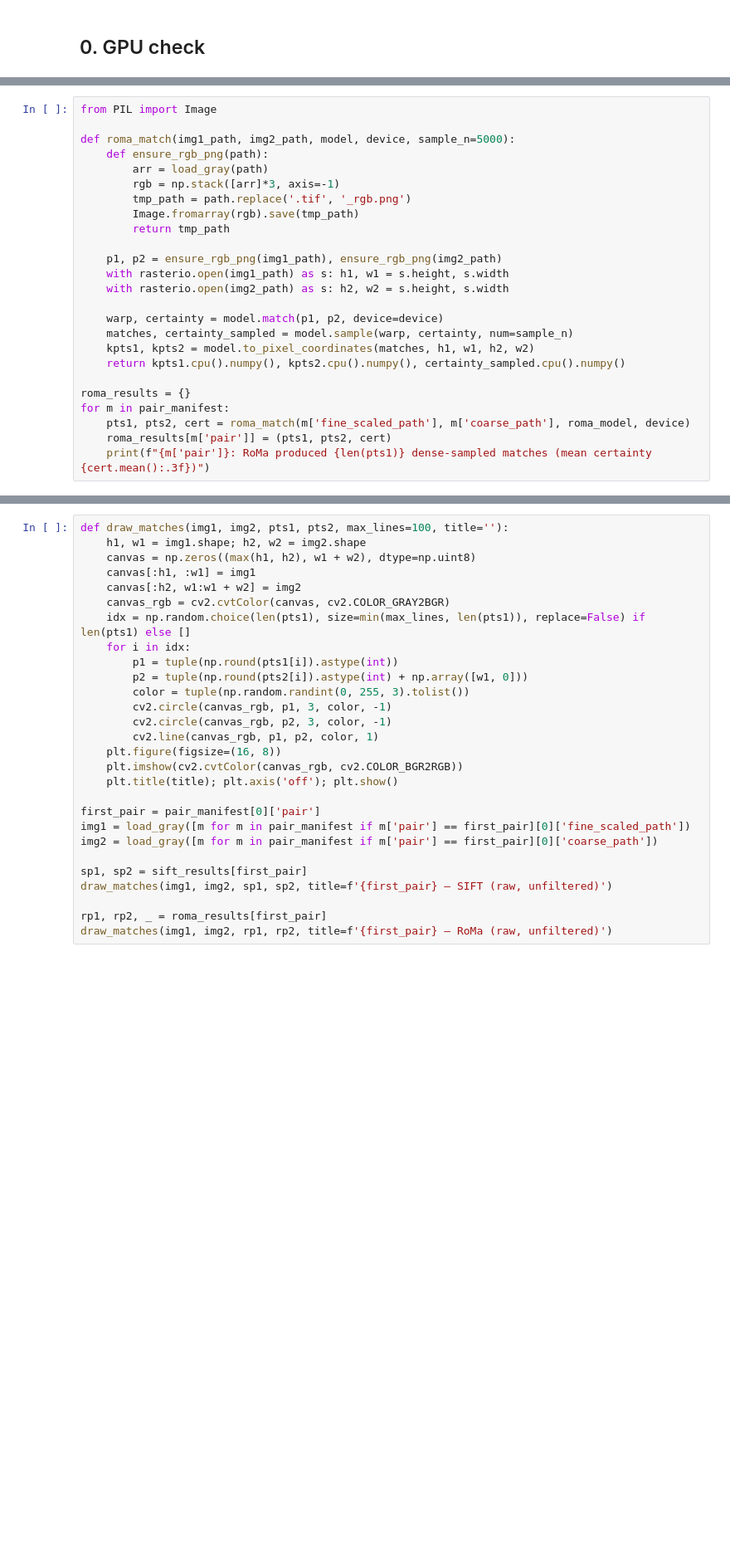
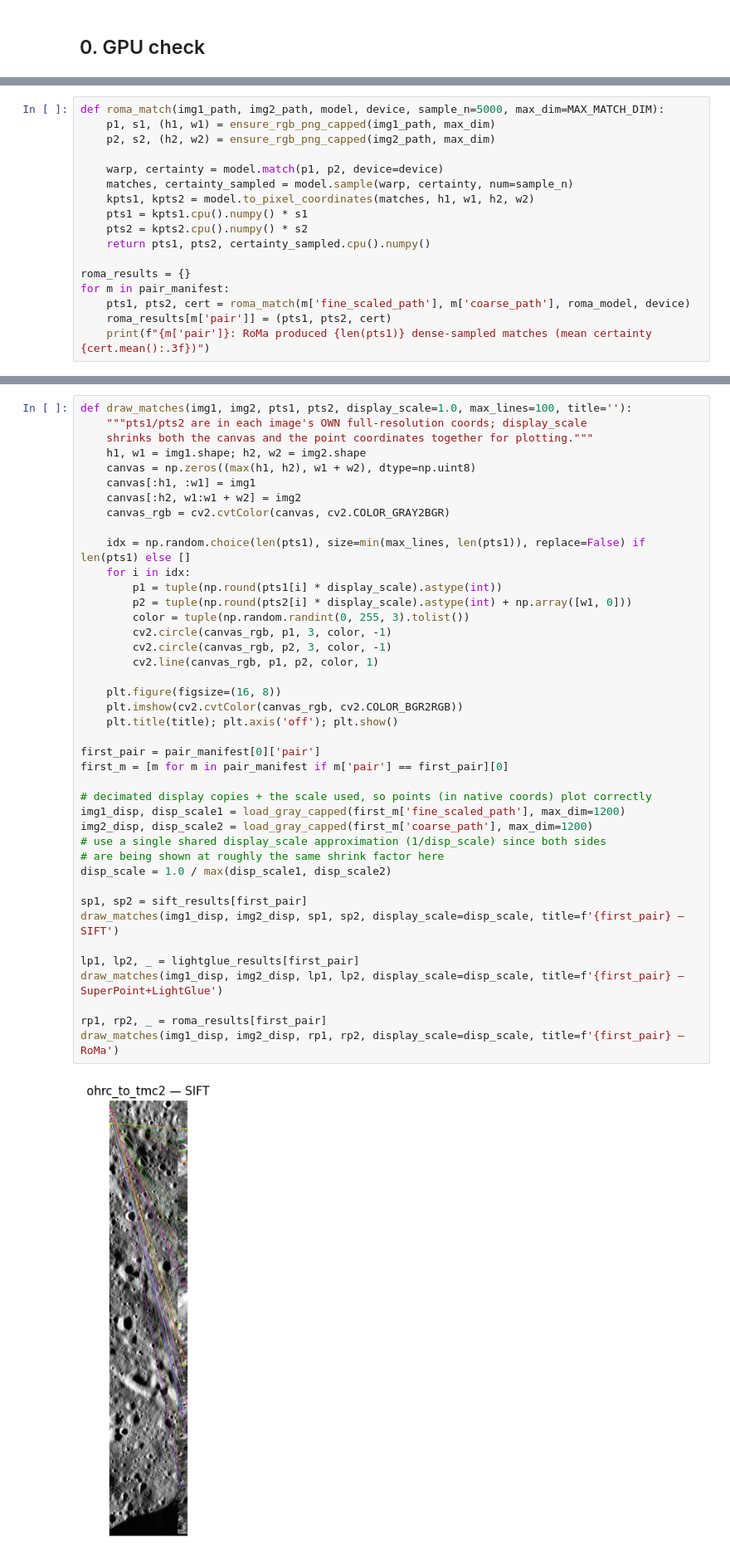
Before and after one commit to Rummankhan7/SIH-26166, a Jupyter notebook: notebooks/05_correspondence_matching.ipynb, the cells around one changed output, grey strips where cells are left out. Shown at 83% size. Drawn from its saved outputs; the diff is of its cells as text; blank space fills up the shorter version.

Commit message:
updating the correspondence matching code

```diff
--- a/notebooks/05_correspondence_matching.ipynb
+++ b/notebooks/05_correspondence_matching.ipynb
@@ -70,22 +194,14 @@ print('RoMa loaded.')
 # %%
-from PIL import Image
-
-def roma_match(img1_path, img2_path, model, device, sample_n=5000):
-    def ensure_rgb_png(path):
-        arr = load_gray(path)
-        rgb = np.stack([arr]*3, axis=-1)
-        tmp_path = path.replace('.tif', '_rgb.png')
-        Image.fromarray(rgb).save(tmp_path)
-        return tmp_path
-
-    p1, p2 = ensure_rgb_png(img1_path), ensure_rgb_png(img2_path)
-    with rasterio.open(img1_path) as s: h1, w1 = s.height, s.width
-    with rasterio.open(img2_path) as s: h2, w2 = s.height, s.width
+def roma_match(img1_path, img2_path, model, device, sample_n=5000, max_dim=MAX_MATCH_DIM):
+    p1, s1, (h1, w1) = ensure_rgb_png_capped(img1_path, max_dim)
+    p2, s2, (h2, w2) = ensure_rgb_png_capped(img2_path, max_dim)
 
     warp, certainty = model.match(p1, p2, device=device)
     matches, certainty_sampled = model.sample(warp, certainty, num=sample_n)
     kpts1, kpts2 = model.to_pixel_coordinates(matches, h1, w1, h2, w2)
-    return kpts1.cpu().numpy(), kpts2.cpu().numpy(), certainty_sampled.cpu().numpy()
+    pts1 = kpts1.cpu().numpy() * s1
+    pts2 = kpts2.cpu().numpy() * s2
+    return pts1, pts2, certainty_sampled.cpu().numpy()
 
 roma_results = {}
 for m in pair_manifest:
@@ -110,28 +248,43 @@ arguments before running (they change more often than the underlying library).
 # %%
-def draw_matches(img1, img2, pts1, pts2, max_lines=100, title=''):
+def draw_matches(img1, img2, pts1, pts2, display_scale=1.0, max_lines=100, title=''):
+    """pts1/pts2 are in each image's OWN full-resolution coords; display_scale
+    shrinks both the canvas and the point coordinates together for plotting."""
     h1, w1 = img1.shape; h2, w2 = img2.shape
     canvas = np.zeros((max(h1, h2), w1 + w2), dtype=np.uint8)
     canvas[:h1, :w1] = img1
     canvas[:h2, w1:w1 + w2] = img2
     canvas_rgb = cv2.cvtColor(canvas, cv2.COLOR_GRAY2BGR)
+
     idx = np.random.choice(len(pts1), size=min(max_lines, len(pts1)), replace=False) if len(pts1) else []
     for i in idx:
-        p1 = tuple(np.round(pts1[i]).astype(int))
-        p2 = tuple(np.round(pts2[i]).astype(int) + np.array([w1, 0]))
+        p1 = tuple(np.round(pts1[i] * display_scale).astype(int))
+        p2 = tuple(np.round(pts2[i] * display_scale).astype(int) + np.array([w1, 0]))
         color = tuple(np.random.randint(0, 255, 3).tolist())
         cv2.circle(canvas_rgb, p1, 3, color, -1)
         cv2.circle(canvas_rgb, p2, 3, color, -1)
         cv2.line(canvas_rgb, p1, p2, color, 1)
+
     plt.figure(figsize=(16, 8))
     plt.imshow(cv2.cvtColor(canvas_rgb, cv2.COLOR_BGR2RGB))
     plt.title(title); plt.axis('off'); plt.show()
 
 first_pair = pair_manifest[0]['pair']
-img1 = load_gray([m for m in pair_manifest if m['pair'] == first_pair][0]['fine_scaled_path'])
-img2 = load_gray([m for m in pair_manifest if m['pair'] == first_pair][0]['coarse_path'])
+first_m = [m for m in pair_manifest if m['pair'] == first_pair][0]
+
+# decimated display copies + the scale used, so points (in native coords) plot correctly
+img1_disp, disp_scale1 = load_gray_capped(first_m['fine_scaled_path'], max_dim=1200)
+img2_disp, disp_scale2 = load_gray_capped(first_m['coarse_path'], max_dim=1200)
+# use a single shared display_scale approximation (1/disp_scale) since both sides
+# are being shown at roughly the same shrink factor here
+disp_scale = 1.0 / max(disp_scale1, disp_scale2)
 
 sp1, sp2 = sift_results[first_pair]
-draw_matches(img1, img2, sp1, sp2, title=f'{first_pair} — SIFT (raw, unfiltered)')
+draw_matches(img1_disp, img2_disp, sp1, sp2, display_scale=disp_scale, title=f'{first_pair} — SIFT')
+
+lp1, lp2, _ = lightglue_results[first_pair]
+draw_matches(img1_disp, img2_disp, lp1, lp2, display_scale=disp_scale, title=f'{first_pair} — SuperPoint+LightGlue')
 
 rp1, rp2, _ = roma_results[first_pair]
-draw_matches(img1, img2, rp1, rp2, title=f'{first_pair} — RoMa (raw, unfiltered)')
+draw_matches(img1_disp, img2_disp, rp1, rp2, display_scale=disp_scale, title=f'{first_pair} — RoMa')
+# %% [output]
+[figure, added]
```
Also changed, not shown: parts of 21 cells of this notebook.
